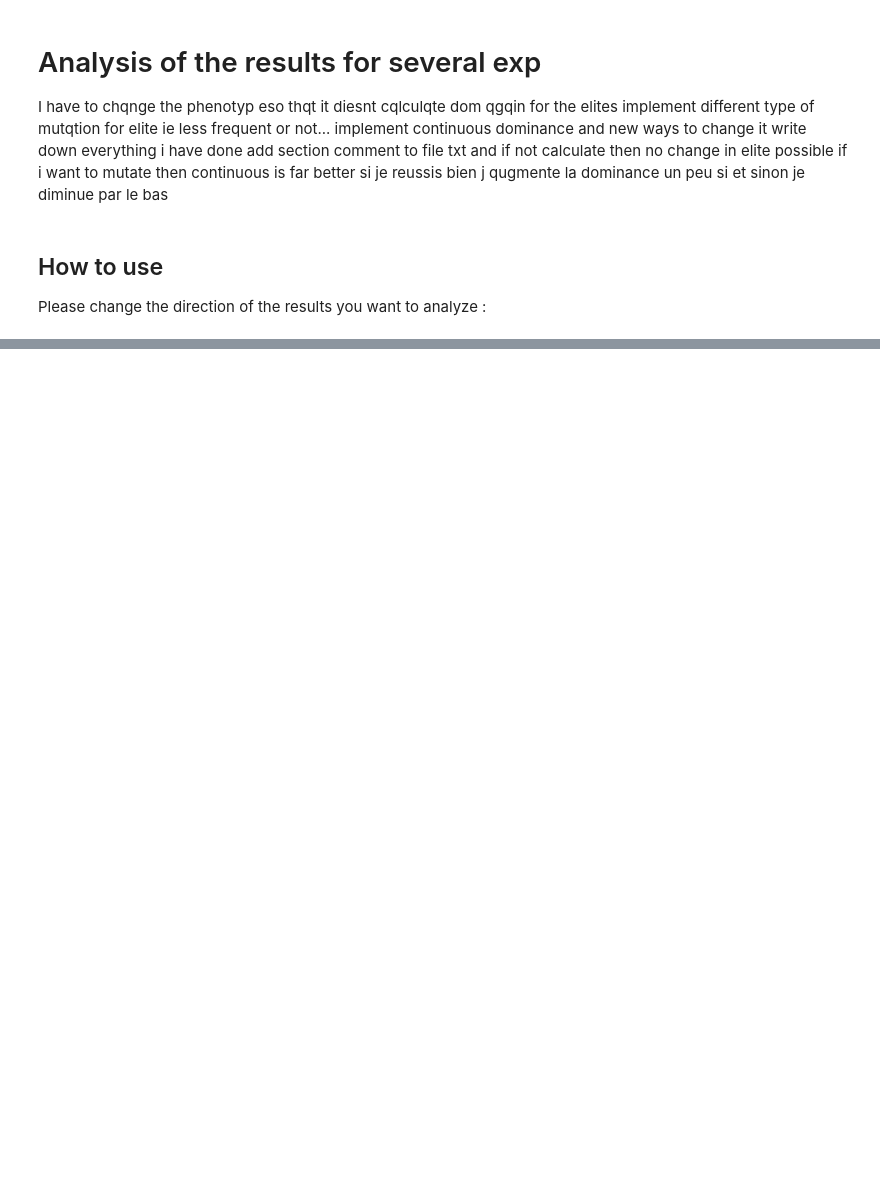
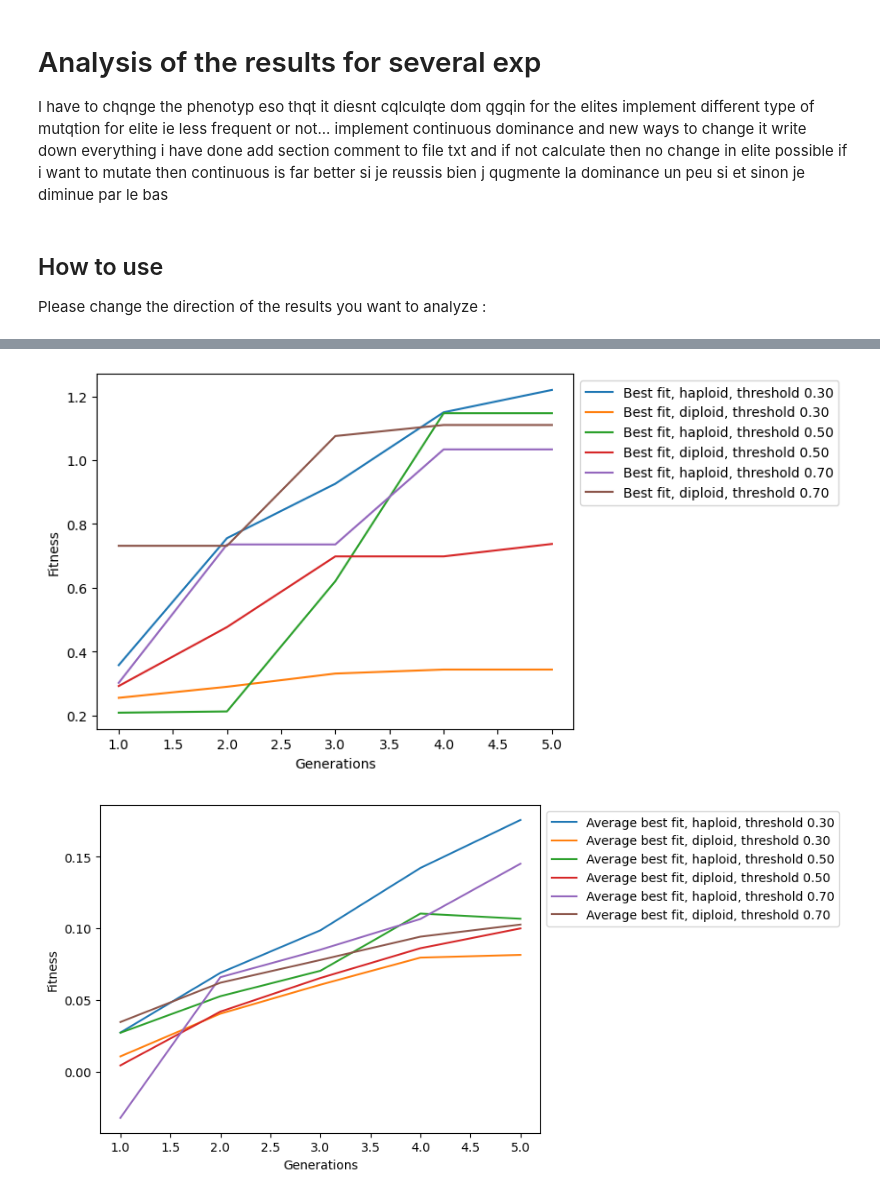
Before and after one commit to matteovacher/sgr-ecs-matteo, a Jupyter notebook: results_analysis/analysis6.ipynb, the cells around one changed output, grey strips where cells are left out. Saved outputs shown, nothing was run; the diff lists cells and outputs as text; code cells hidden in the pictures; blank space fills up the shorter version.

```diff
--- a/results_analysis/analysis6.ipynb
+++ b/results_analysis/analysis6.ipynb
@@ -281,19 +331,24 @@ for i in range(haploid_data_config['number_of_config']) :
 # %%
 fig = plt.figure()
 for i in range(haploid_data_config['number_of_config']) :
-    plt.plot(generations, np.mean(general_best_haploid[i], axis = 0), label = 'Best fit, haploid, config {}'.format(i))
-    plt.plot(generations, np.mean(general_best_diploid[i], axis = 0), label = 'Best fit, diploid, config {}'.format(i))
+    threshold = haploid_data_config['threshold_weight'] + i * haploid_data_config['threshold_var']
+    plt.plot(generations, np.mean(general_best_haploid[i], axis = 0), label = 'Best fit, haploid, threshold {:.2f}'.format(threshold))
+    plt.plot(generations, np.mean(general_best_diploid[i], axis = 0), label = 'Best fit, diploid, threshold {:.2f}'.format(threshold))
 plt.xlabel('Generations')
 plt.ylabel('Fitness')
-plt.legend(loc = 'upper left')
+plt.legend(bbox_to_anchor=(1,1), loc = 'upper left')
 plt.show()
 
 
 fig = plt.figure()
 for i in range(haploid_data_config['number_of_config']) :
-    plt.plot(generations, np.mean(general_average_bests_haploid[i], axis = 0), label = 'Average best fit, haploid, config {}'.format(i))
-    plt.plot(generations, np.mean(general_average_bests_diploid[i], axis = 0), label = 'Average best fit, diploid, config {}'.format(i))
+    threshold = haploid_data_config['threshold_weight'] + i * haploid_data_config['threshold_var']
+    plt.plot(generations, np.mean(general_average_bests_haploid[i], axis = 0), label = 'Average best fit, haploid, threshold {:.2f}'.format(threshold))
+    plt.plot(generations, np.mean(general_average_bests_diploid[i], axis = 0), label = 'Average best fit, diploid, threshold {:.2f}'.format(threshold))
 plt.xlabel('Generations')
 plt.ylabel('Fitness')
-plt.legend(loc = 'upper left')
+plt.legend(bbox_to_anchor=(1,1), loc = 'upper left')
 plt.show()
+# %% [output]
+[figure, added]
+[figure, added]
```
Also changed, not shown: parts of 3 cells of this notebook, 2 other files.
